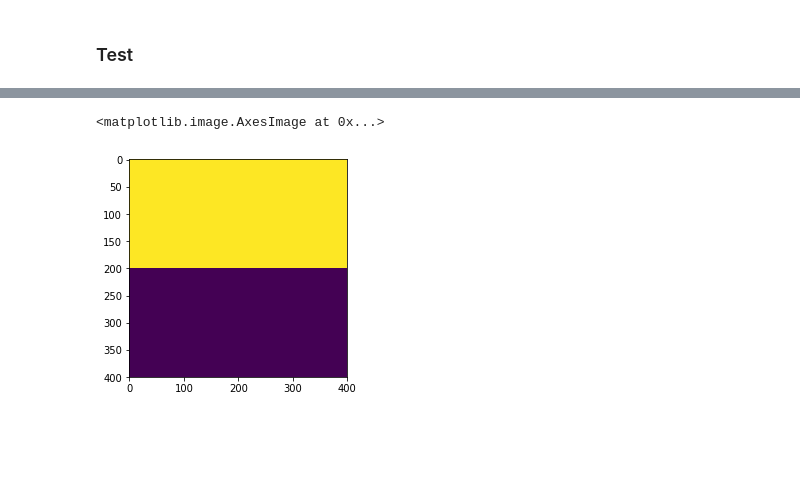
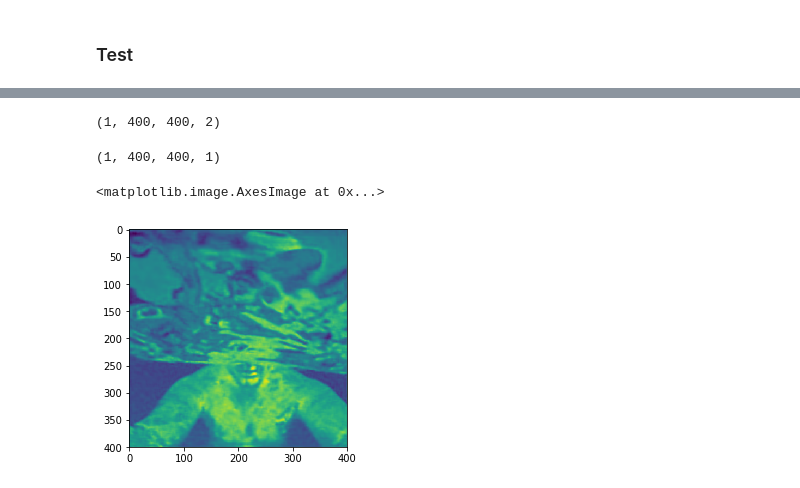
Before and after one commit to jagans94/Coloring-greyscale-images, a Jupyter notebook: Alpha-version/pytorch-alpha-version.ipynb, the cells around one changed output, grey strips where cells are left out. Cells and saved outputs as stored; diff of their text form; code cells hidden in the pictures; blank space fills up the shorter version.

```diff
--- a/Alpha-version/pytorch-alpha-version.ipynb
+++ b/Alpha-version/pytorch-alpha-version.ipynb
@@ -201,12 +208,11 @@ ColorNetAlpha(
 # %%
-criterion = nn.MSELoss()
-optimizer = optim.RMSprop(net.parameters(), lr=0.0005, momentum=0.9)
+optimizer = optim.RMSprop(net.parameters(), lr=0.0001, momentum=0.9)
 # %% [markdown]
 ### Training Loop
 # %%
 from tqdm import tqdm
 # %%
-for epoch in tqdm(range(100)):
+for epoch in tqdm(range(1000)):
     running_loss = 0.0
     # get the inputs
     inputs, labels = X.view(1, 1, 400, 400).float(), Y.view(1, 2 , 400, 400).float()
@@ -267,0 +251,2 @@ imsave("img_result_py.png", lab2rgb(output))
+# %%
+Y_pred = net(inputs)
@@ -267,0 +277,6 @@ imsave("img_result_py.png", lab2rgb(output))
+# %%
+Y_pred = np.transpose(Y_pred.detach().to("cpu").numpy(), (0, 2, 3, 1)) * 128
+# %%
+Y_pred.shape
+# %% [output]
+(1, 400, 400, 2)
@@ -267,0 +285,4 @@ imsave("img_result_py.png", lab2rgb(output))
+# %%
+grey.shape
+# %% [output]
+(1, 400, 400, 1)
@@ -268,5 +293,5 @@ imsave("img_result_py.png", lab2rgb(output))
 # %%
-plt.imshow(Y_pred[:,:,1])
+plt.imshow(np.squeeze(Y_pred)[:,:,1])
 # %% [output]
 <matplotlib.image.AxesImage at 0x...>
-[figure, old version]
+[figure, new version]
```
Also changed, not shown: parts of 18 cells of this notebook, 7 other files.
